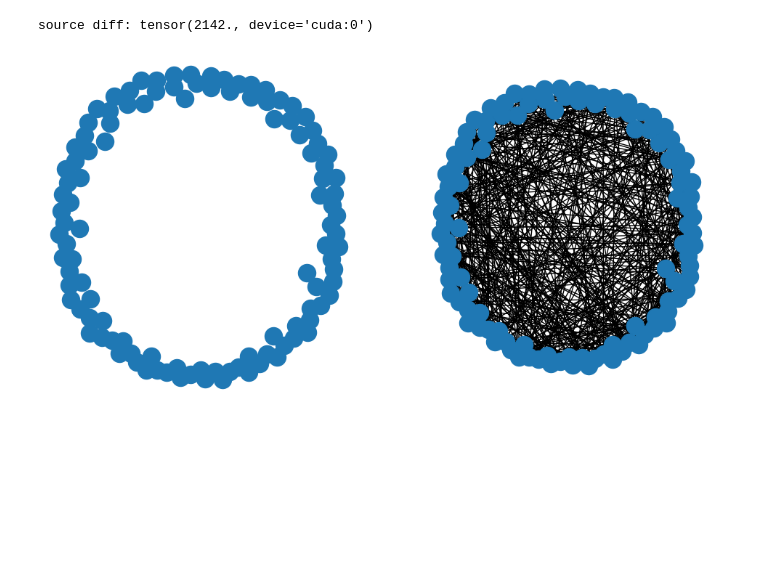
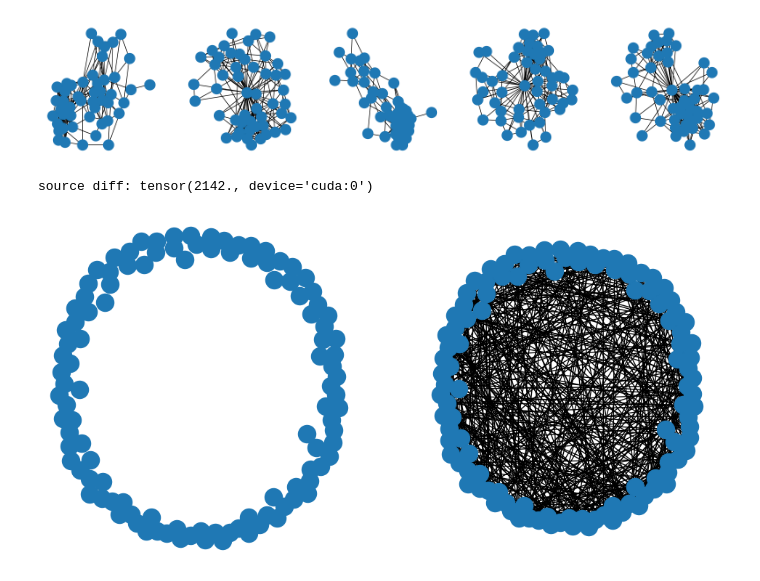
Before and after one commit to yryMax/watermark-graph-diffusion, a Jupyter notebook: src/optimizer.ipynb, the cells around one changed output. Drawn from its saved outputs; the diff is of its cells as text; code cells hidden in the pictures; blank space fills up the shorter version.

```diff
--- a/src/optimizer.ipynb
+++ b/src/optimizer.ipynb
@@ -20,3 +42,14 @@ Marginal distribution of the classes: tensor([1.]) for nodes, tensor([0.9156, 0.
+# %%
+Es = [s[1].argmax(-1) for s in samples]
+plt.subplots(1, 5, figsize=(20, 4))
+for i, E in enumerate(Es):
+    E_np = E.cpu().numpy()
+    G = nx.from_numpy_matrix(E_np)
+    pos = nx.spring_layout(G, seed=42)
+    plt.subplot(1, 5, i+1)
+    nx.draw(G, pos)
+# %% [output]
+[figure, added]
 # %%
 def flip_random_bit(gt_placeholder, bs = 1):
     # in place flip a random bit
```
Also changed, not shown: parts of 7 cells of this notebook, 2 other files.
